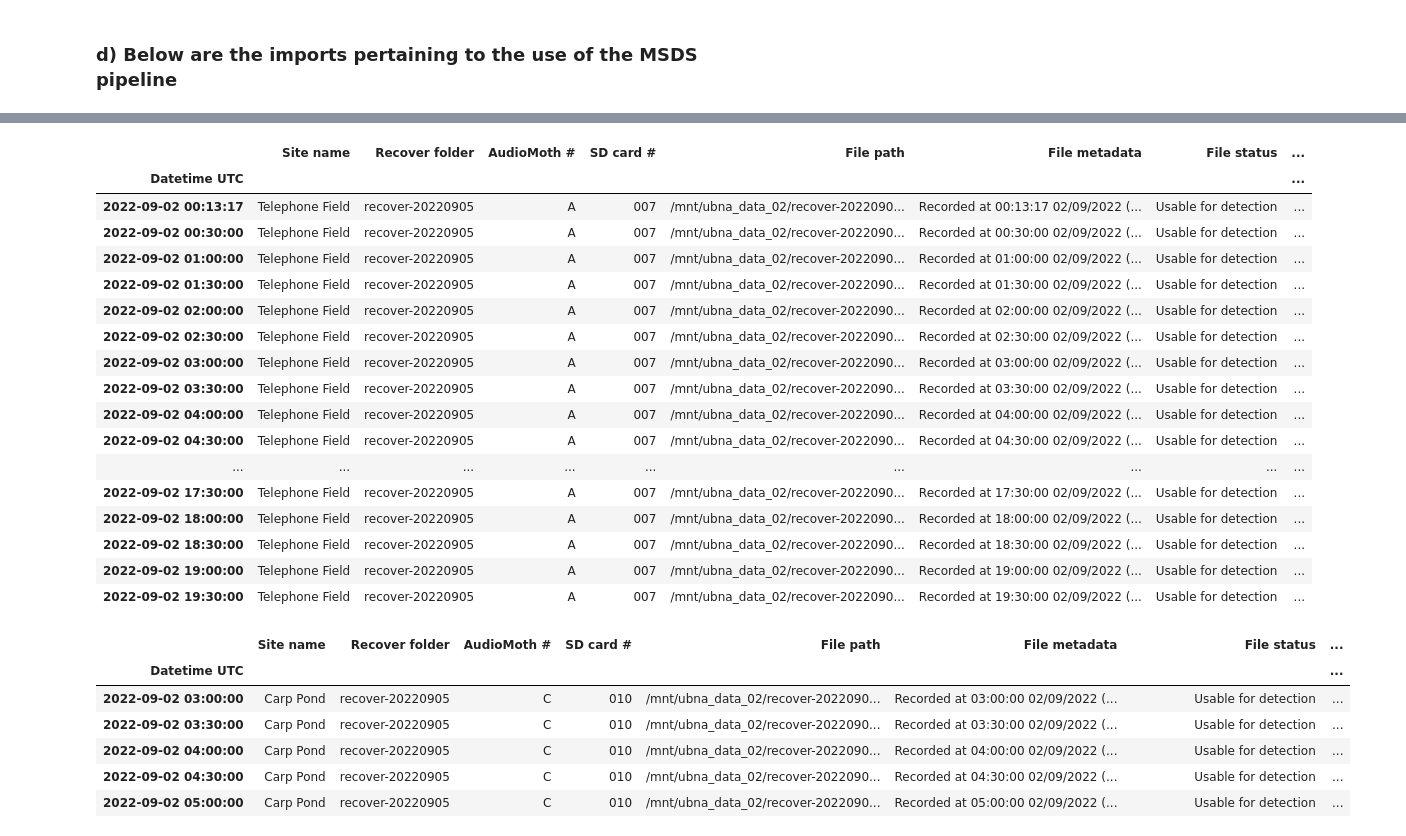
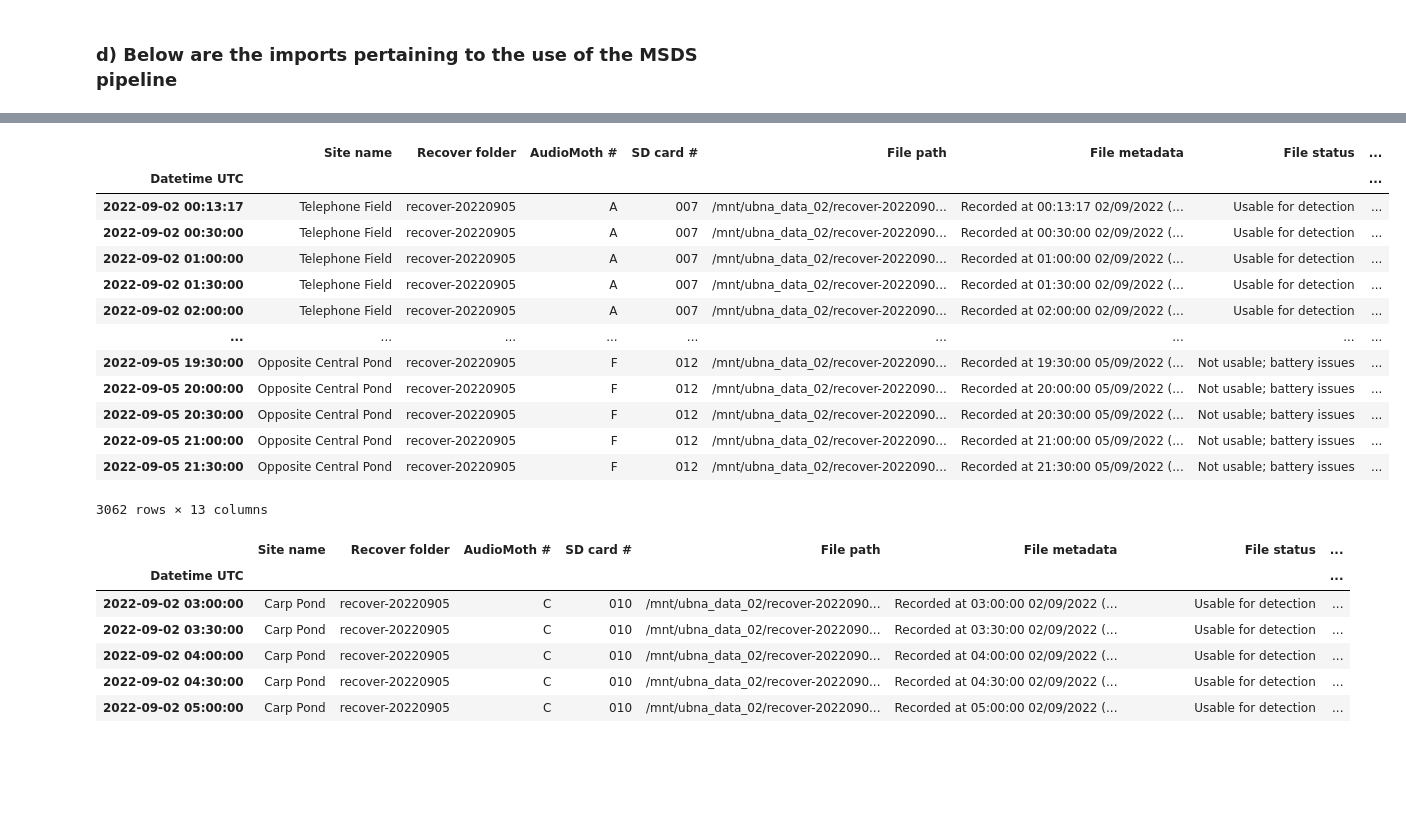
Before and after one commit to uw-echospace/bat-detector-msds, a Jupyter notebook: notebooks/test_batdetect2_pipeline.ipynb, the cells around one changed output, grey strips where cells are left out. Drawn from its saved outputs; the diff is of its cells as text; code cells hidden in the pictures; blank space fills up the shorter version.

```diff
--- a/notebooks/test_batdetect2_pipeline.ipynb
+++ b/notebooks/test_batdetect2_pipeline.ipynb
@@ -56,26 +51,22 @@ ubna_data_02_df = pd.read_csv('../output_dir/ubna_data_02_collected_audio_record
 ubna_data_02_df["Datetime UTC"] = pd.DatetimeIndex(ubna_data_02_df["Datetime UTC"])
 ubna_data_02_df.set_index("Datetime UTC", inplace=True)
 # %%
-ubna_data_02_df.loc[ubna_data_02_df["Recover folder"] == "recover-20220905"][:40]
+ubna_data_02_df.loc[ubna_data_02_df["Recover folder"] == "recover-20220905"]
 # %% [output]
 |  | Site name | Recover folder | AudioMoth # | SD card # | File path | File metadata | File status | ... |
 | Datetime UTC |  |  |  |  |  |  |  | ... |
 | 2022-09-02 00:13:17 | Telephone Field | recover-20220905 | A | 007 | /mnt/ubna_data_02/recover-2022090... | Recorded at 00:13:17 02/09/2022 (... | Usable for detection | ... |
 | 2022-09-02 00:30:00 | Telephone Field | recover-20220905 | A | 007 | /mnt/ubna_data_02/recover-2022090... | Recorded at 00:30:00 02/09/2022 (... | Usable for detection | ... |
 | 2022-09-02 01:00:00 | Telephone Field | recover-20220905 | A | 007 | /mnt/ubna_data_02/recover-2022090... | Recorded at 01:00:00 02/09/2022 (... | Usable for detection | ... |
 | 2022-09-02 01:30:00 | Telephone Field | recover-20220905 | A | 007 | /mnt/ubna_data_02/recover-2022090... | Recorded at 01:30:00 02/09/2022 (... | Usable for detection | ... |
 | 2022-09-02 02:00:00 | Telephone Field | recover-20220905 | A | 007 | /mnt/ubna_data_02/recover-2022090... | Recorded at 02:00:00 02/09/2022 (... | Usable for detection | ... |
-| 2022-09-02 02:30:00 | Telephone Field | recover-20220905 | A | 007 | /mnt/ubna_data_02/recover-2022090... | Recorded at 02:30:00 02/09/2022 (... | Usable for detection | ... |
-| 2022-09-02 03:00:00 | Telephone Field | recover-20220905 | A | 007 | /mnt/ubna_data_02/recover-2022090... | Recorded at 03:00:00 02/09/2022 (... | Usable for detection | ... |
-| 2022-09-02 03:30:00 | Telephone Field | recover-20220905 | A | 007 | /mnt/ubna_data_02/recover-2022090... | Recorded at 03:30:00 02/09/2022 (... | Usable for detection | ... |
-| 2022-09-02 04:00:00 | Telephone Field | recover-20220905 | A | 007 | /mnt/ubna_data_02/recover-2022090... | Recorded at 04:00:00 02/09/2022 (... | Usable for detection | ... |
-| 2022-09-02 04:30:00 | Telephone Field | recover-20220905 | A | 007 | /mnt/ubna_data_02/recover-2022090... | Recorded at 04:30:00 02/09/2022 (... | Usable for detection | ... |
 | ... | ... | ... | ... | ... | ... | ... | ... | ... |
-| 2022-09-02 17:30:00 | Telephone Field | recover-20220905 | A | 007 | /mnt/ubna_data_02/recover-2022090... | Recorded at 17:30:00 02/09/2022 (... | Usable for detection | ... |
-| 2022-09-02 18:00:00 | Telephone Field | recover-20220905 | A | 007 | /mnt/ubna_data_02/recover-2022090... | Recorded at 18:00:00 02/09/2022 (... | Usable for detection | ... |
-| 2022-09-02 18:30:00 | Telephone Field | recover-20220905 | A | 007 | /mnt/ubna_data_02/recover-2022090... | Recorded at 18:30:00 02/09/2022 (... | Usable for detection | ... |
-| 2022-09-02 19:00:00 | Telephone Field | recover-20220905 | A | 007 | /mnt/ubna_data_02/recover-2022090... | Recorded at 19:00:00 02/09/2022 (... | Usable for detection | ... |
-| 2022-09-02 19:30:00 | Telephone Field | recover-20220905 | A | 007 | /mnt/ubna_data_02/recover-2022090... | Recorded at 19:30:00 02/09/2022 (... | Usable for detection | ... |
+| 2022-09-05 19:30:00 | Opposite Central Pond | recover-20220905 | F | 012 | /mnt/ubna_data_02/recover-2022090... | Recorded at 19:30:00 05/09/2022 (... | Not usable; battery issues | ... |
+| 2022-09-05 20:00:00 | Opposite Central Pond | recover-20220905 | F | 012 | /mnt/ubna_data_02/recover-2022090... | Recorded at 20:00:00 05/09/2022 (... | Not usable; battery issues | ... |
+| 2022-09-05 20:30:00 | Opposite Central Pond | recover-20220905 | F | 012 | /mnt/ubna_data_02/recover-2022090... | Recorded at 20:30:00 05/09/2022 (... | Not usable; battery issues | ... |
+| 2022-09-05 21:00:00 | Opposite Central Pond | recover-20220905 | F | 012 | /mnt/ubna_data_02/recover-2022090... | Recorded at 21:00:00 05/09/2022 (... | Not usable; battery issues | ... |
+| 2022-09-05 21:30:00 | Opposite Central Pond | recover-20220905 | F | 012 | /mnt/ubna_data_02/recover-2022090... | Recorded at 21:30:00 05/09/2022 (... | Not usable; battery issues | ... |
+3062 rows × 13 columns
 # %%
 def filter_df_with_deployment_session(ubna_data_df, recover_folder, sd_unit):
     recover_folder_cond = ubna_data_df["Recover folder"] == recover_folder
```
Also changed, not shown: parts of 1 cell of this notebook, 1 other file.
